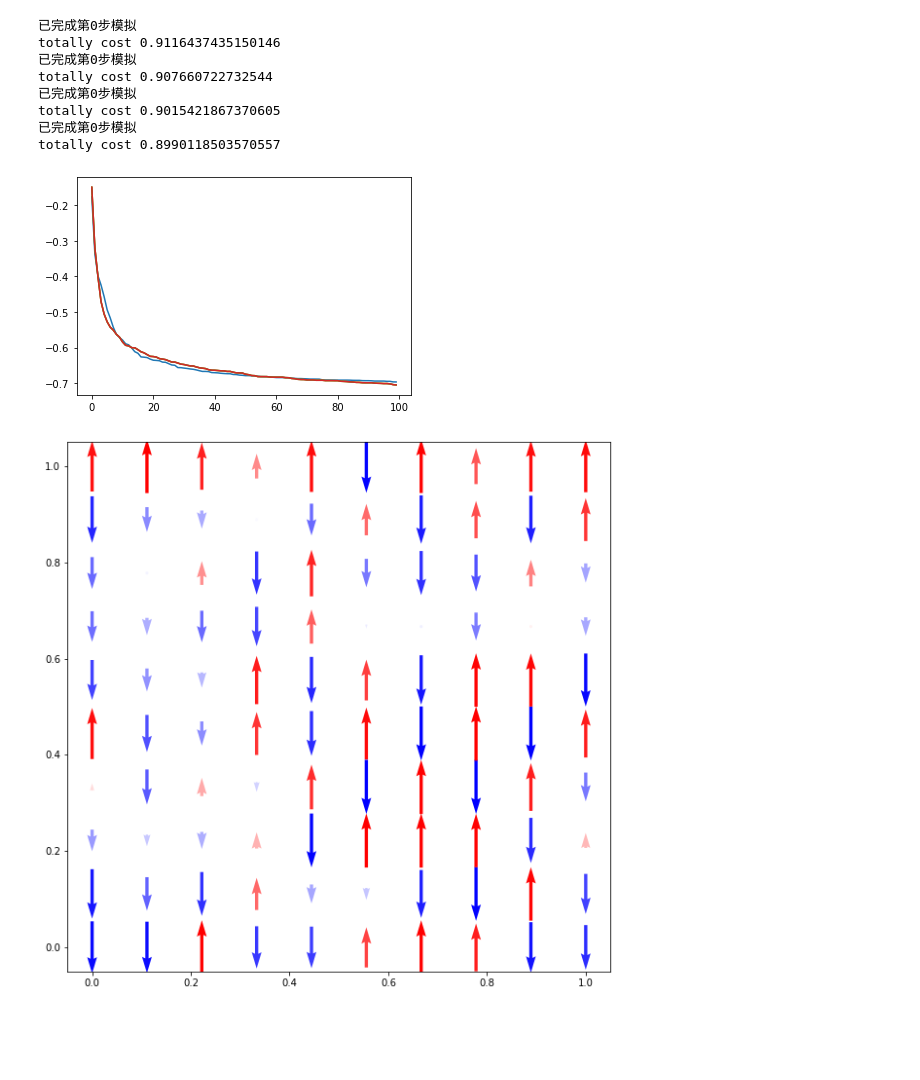
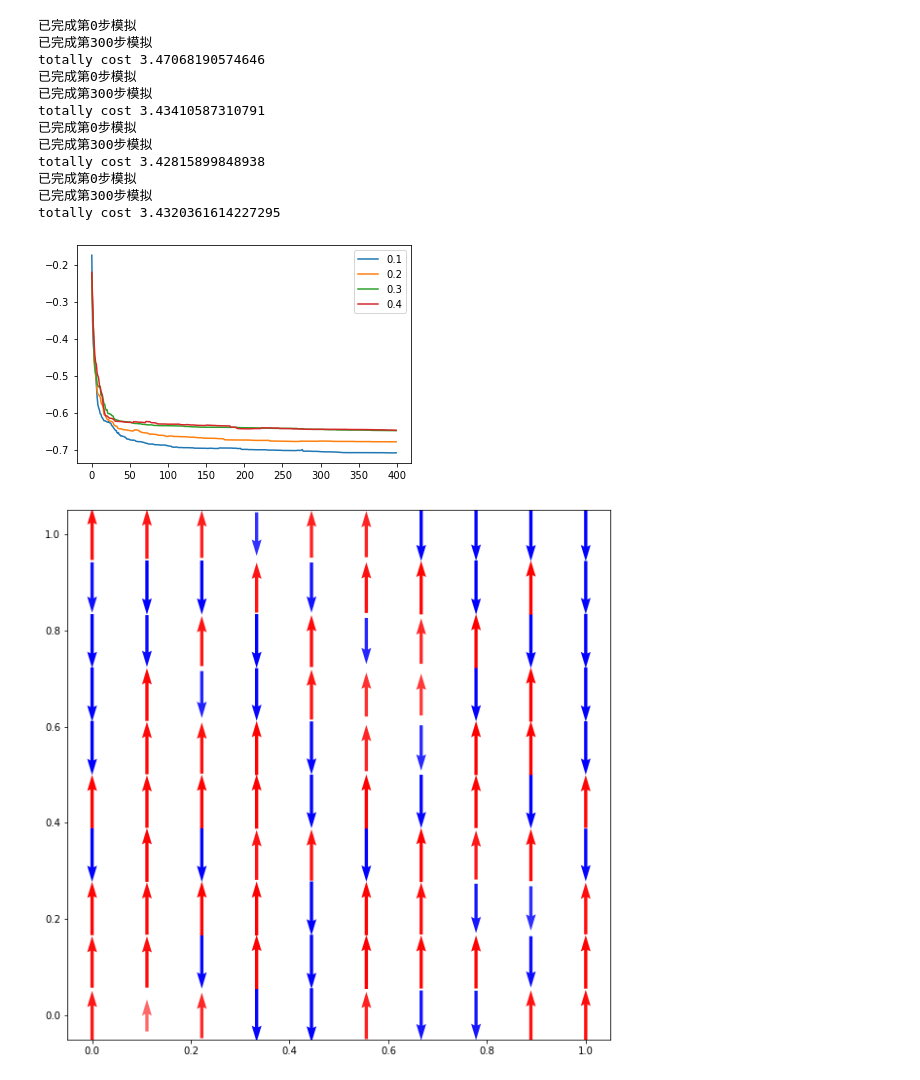
Before and after one commit to Yibo-Zhang/ising_model, a Jupyter notebook: python/heisenberg/Untitled.ipynb, the cells around one changed output. Cells and saved outputs as stored; diff of their text form; code cells hidden in the pictures; blank space fills up the shorter version.

```diff
--- a/python/heisenberg/Untitled.ipynb
+++ b/python/heisenberg/Untitled.ipynb
@@ -67,23 +67,27 @@ totally cost 0.7120258808135986
 # %%
-New_direction_model_1 = New_direction_model(N=10,step=100)
+New_direction_model_1 = New_direction_model(N=10,step=400,label = 0.1)
 New_direction_model_1.simulation(lamda=0.1)
-New_direction_model_2 = New_direction_model(N=10,step=100)
+New_direction_model_2 = New_direction_model(N=10,step=400,label = 0.2)
 New_direction_model_2.simulation(lamda=0.2)
-New_direction_model_3 = New_direction_model(N=10,step=100)
-New_direction_model_3.simulation()
-New_direction_model_4 = New_direction_model(N=10,step=100)
-New_direction_model_4.simulation()
+New_direction_model_3 = New_direction_model(N=10,step=400,label = 0.3)
+New_direction_model_3.simulation(lamda=0.3)
+New_direction_model_4 = New_direction_model(N=10,step=400,label = 0.4)
+New_direction_model_4.simulation(lamda=0.4)
 # %% [output]
 已完成第0步模拟
-totally cost 0.9116437435150146
+已完成第300步模拟
+totally cost 3.47068190574646
 已完成第0步模拟
-totally cost 0.907660722732544
+已完成第300步模拟
+totally cost 3.43410587310791
 已完成第0步模拟
-totally cost 0.9015421867370605
+已完成第300步模拟
+totally cost 3.42815899848938
 已完成第0步模拟
-totally cost 0.8990118503570557
+已完成第300步模拟
+totally cost 3.4320361614227295
-[figure, old version]
+[figure, new version]
 # %%
 New_direction_model_4.plot_spin_z()
 # %% [output]
-[figure, old version]
+[figure, new version]
```
Also changed, not shown: parts of 2 cells of this notebook, 1 other file.
